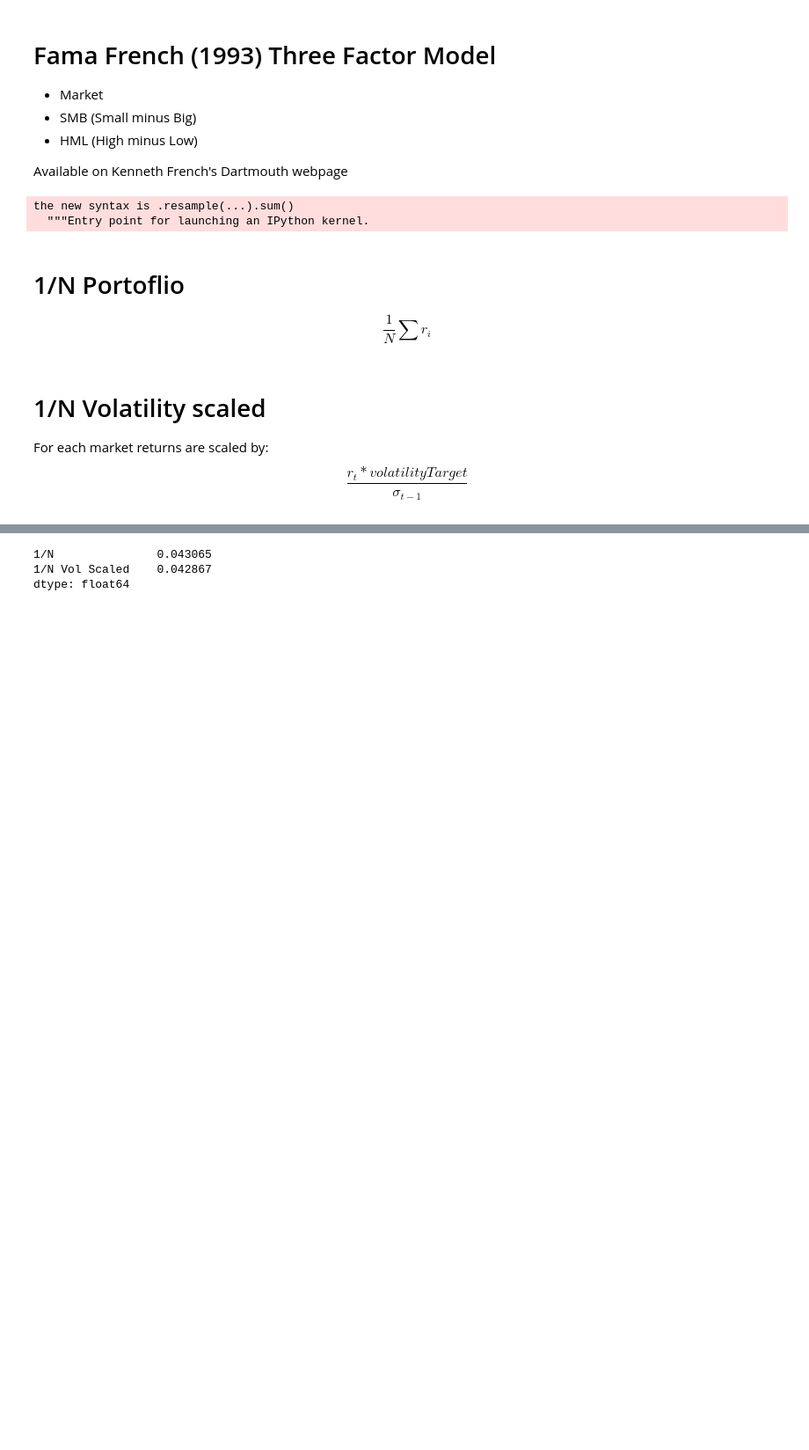
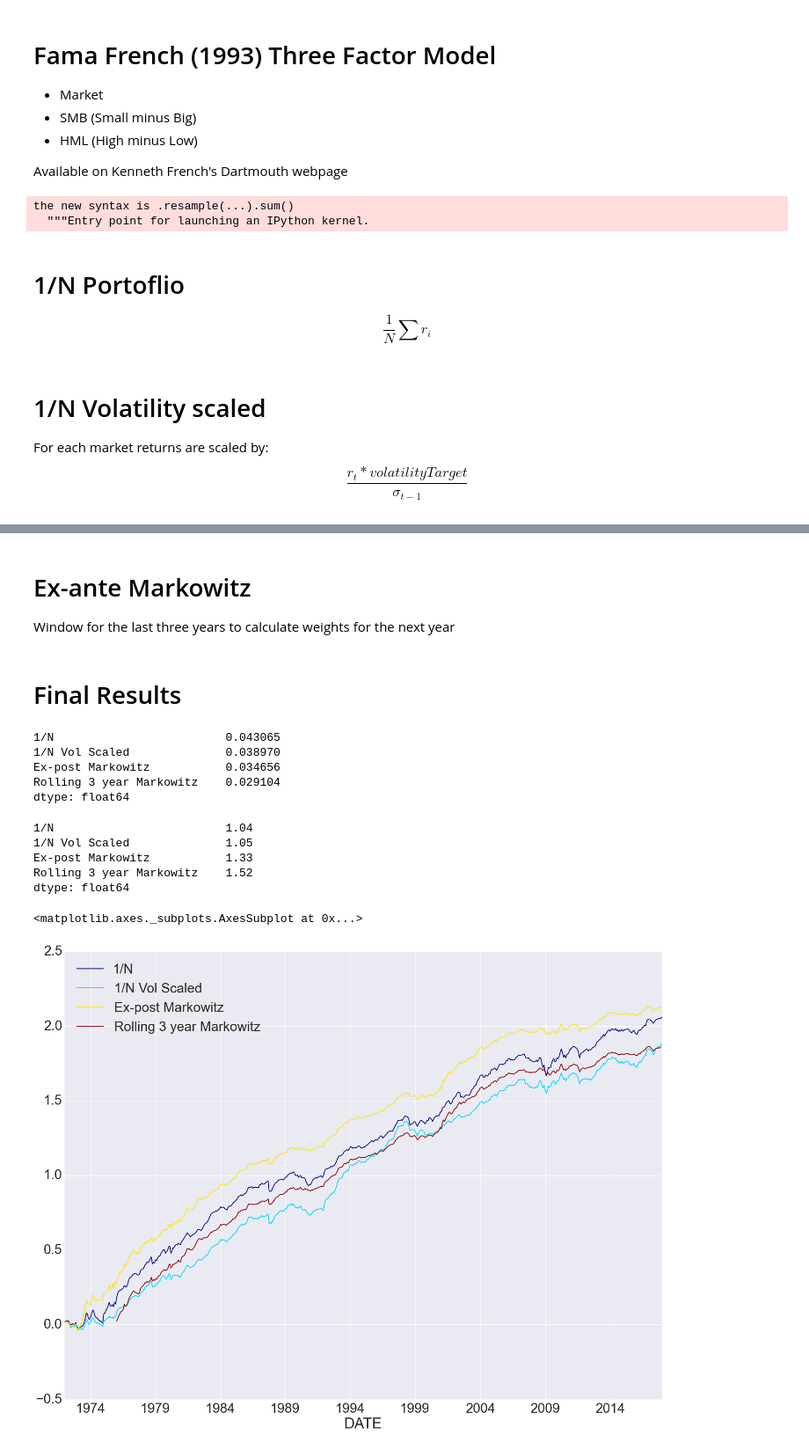
Before and after one commit to mrefermat/quant_finance, a Jupyter notebook: factor_portfolio_construction_meetup_aug18.ipynb, the cells around one changed output, grey strips where cells are left out. Shown at 88% size. Cells and saved outputs as stored; diff of their text form; code cells hidden in the pictures; blank space fills up the shorter version.

```diff
--- a/factor_portfolio_construction_meetup_aug18.ipynb
+++ b/factor_portfolio_construction_meetup_aug18.ipynb
@@ -40,5 +48,5 @@ result['1/N']=data.mean(axis=1)
 For each market returns are scaled by:
 $$ \frac{r_t *volatilityTarget}{\sigma_{t-1}} $$
 # %%
-vol_target=.11
+vol_target=.10
 result['1/N Vol Scaled']=((data*vol_target)/(pd.ewmstd(data,24)*math.sqrt(12)).shift()).mean(axis=1)
@@ -45,6 +55,44 @@ result['1/N Vol Scaled']=((data*vol_target)/(pd.ewmstd(data,24)*math.sqrt(12)).s
+# %%
+def minvar(prices):
+    cols=prices.columns
+    prices=prices.dropna().values
+    cov=data.cov().values
+    vu=np.array(cov.shape[1]*[1], float)
+    num=np.dot(np.linalg.inv(cov),vu)
+    den=np.dot(vu,num)
+    return pd.Series(num/den,index=cols)
+# %%
+result['Ex-post Markowitz'] =(minvar(data)*data).sum(axis=1)
+# %% [markdown]
+# Ex-ante Markowitz
+
+Window for the last three years to calculate weights for the next year
+# %%
+s=pd.Series()
+for y in range(1975,2017,1):
+    w=minvar(data[str(y-3):str(y)])
+    s=s.append((data[str(y+1)]*w).sum(axis=1))
+result['Rolling 3 year Markowitz']=s
+# %% [markdown]
+# Final Results
 # %%
 result.std()*math.sqrt(12)
 # %% [output]
-1/N               0.043065
-1/N Vol Scaled    0.042867
+1/N                         0.043065
+1/N Vol Scaled              0.038970
+Ex-post Markowitz           0.034656
+Rolling 3 year Markowitz    0.029104
 dtype: float64
+# %%
+calc_Sharpe(result).round(2)
+# %% [output]
+1/N                         1.04
+1/N Vol Scaled              1.05
+Ex-post Markowitz           1.33
+Rolling 3 year Markowitz    1.52
+dtype: float64
+# %%
+result.cumsum().plot(colormap='jet')
+# %% [output]
+<matplotlib.axes._subplots.AxesSubplot at 0x...>
+[figure, added]
```
Also changed, not shown: parts of 4 cells of this notebook.
